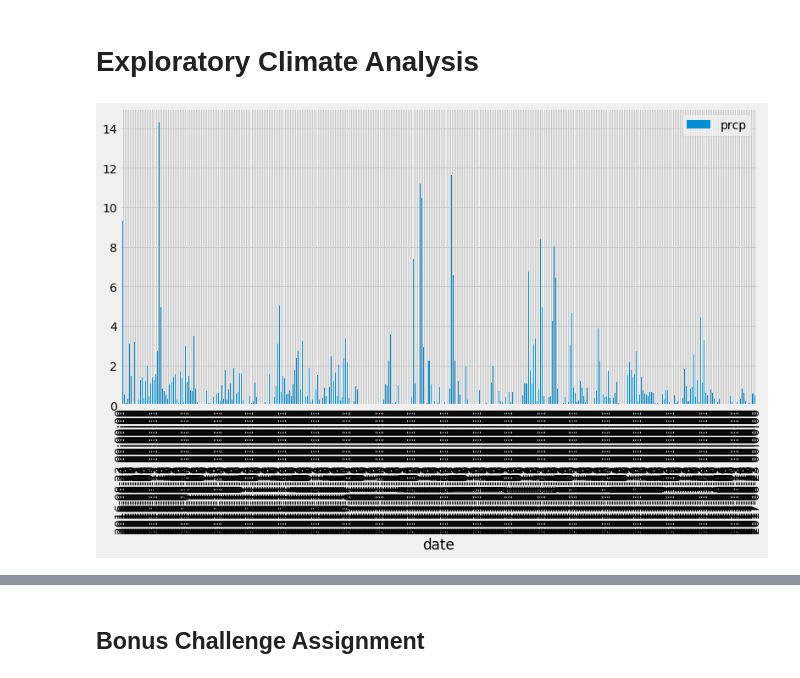
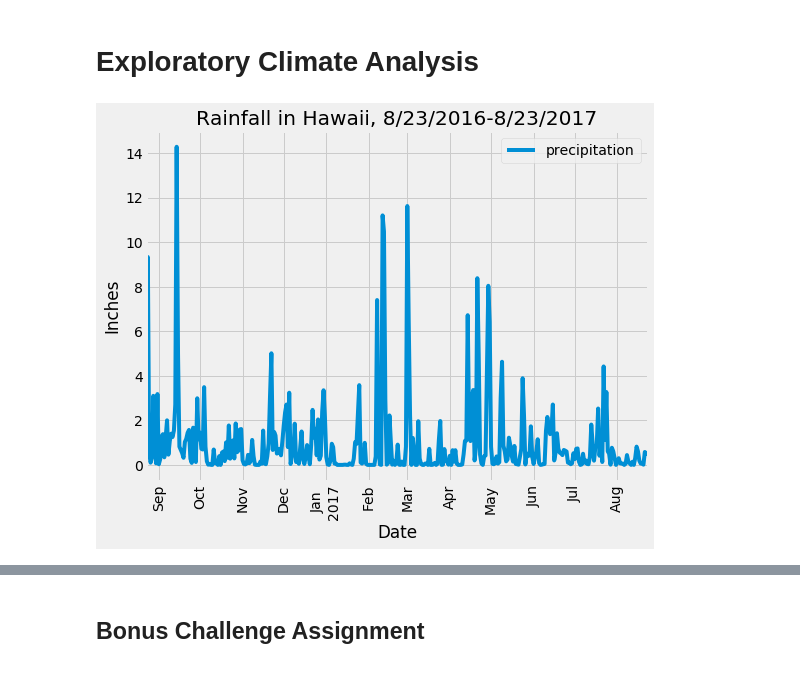
Before and after one commit to troypramsey/sqlalchemy-challenge, a Jupyter notebook: climate_starter.ipynb, the cells around one changed output, grey strips where cells are left out. Cells and saved outputs as stored; diff of their text form; code cells hidden in the pictures.

Commit message:
finished rainfall plot

```diff
--- a/climate_starter.ipynb
+++ b/climate_starter.ipynb
@@ -63,24 +63,28 @@ first_station.__dict__
 # %%
 # Design a query to retrieve the last 12 months of precipitation data and plot the results
 prcp_date = session.query(Measurement.date, Measurement.prcp)
 
 # Calculate the date 1 year ago from the last data point in the database
 prcp_date[-1]
 
 # Perform a query to retrieve the data and precipitation scores
-prcp_date_last_year = session.query(Measurement.date, Measurement.prcp).filter(Measurement.date >= '2016-08-23')
+prcp_date_last_year = session.query(Measurement.date, func.sum(Measurement.prcp).label('precipitation')).filter(Measurement.date >= '2016-08-23').group_by(Measurement.date)
 
 # Save the query results as a Pandas DataFrame and set the index to the date column
-df = pd.DataFrame(prcp_date_last_year).fillna(0.00)
+df = pd.DataFrame(prcp_date_last_year).fillna(0)
 df['date'] = pd.to_datetime(df['date'])
+df.set_index('date', inplace=True)
 
 # Sort the dataframe by date
 df_sorted = df.sort_values('date')
-
+df_sorted
 # Use Pandas Plotting with Matplotlib to plot the data
-plot_df = pd.DataFrame(df_sorted.groupby('date').sum())
-ax = plot_df.plot(kind='bar', figsize=(12,6), rot=90)
+prcp_plot = df_sorted.plot(kind='line', figsize=(8,6), rot=90)
+plt.xlabel('Date')
+plt.ylabel('Inches')
+plt.title('Rainfall in Hawaii, 8/23/2016-8/23/2017')
+plt.show()
 # %% [output]
-[figure, old version]
+[figure, new version]
 # %%
 # Use Pandas to calcualte the summary statistics for the precipitation data
```
Also changed, not shown: parts of 1 cell of this notebook.
